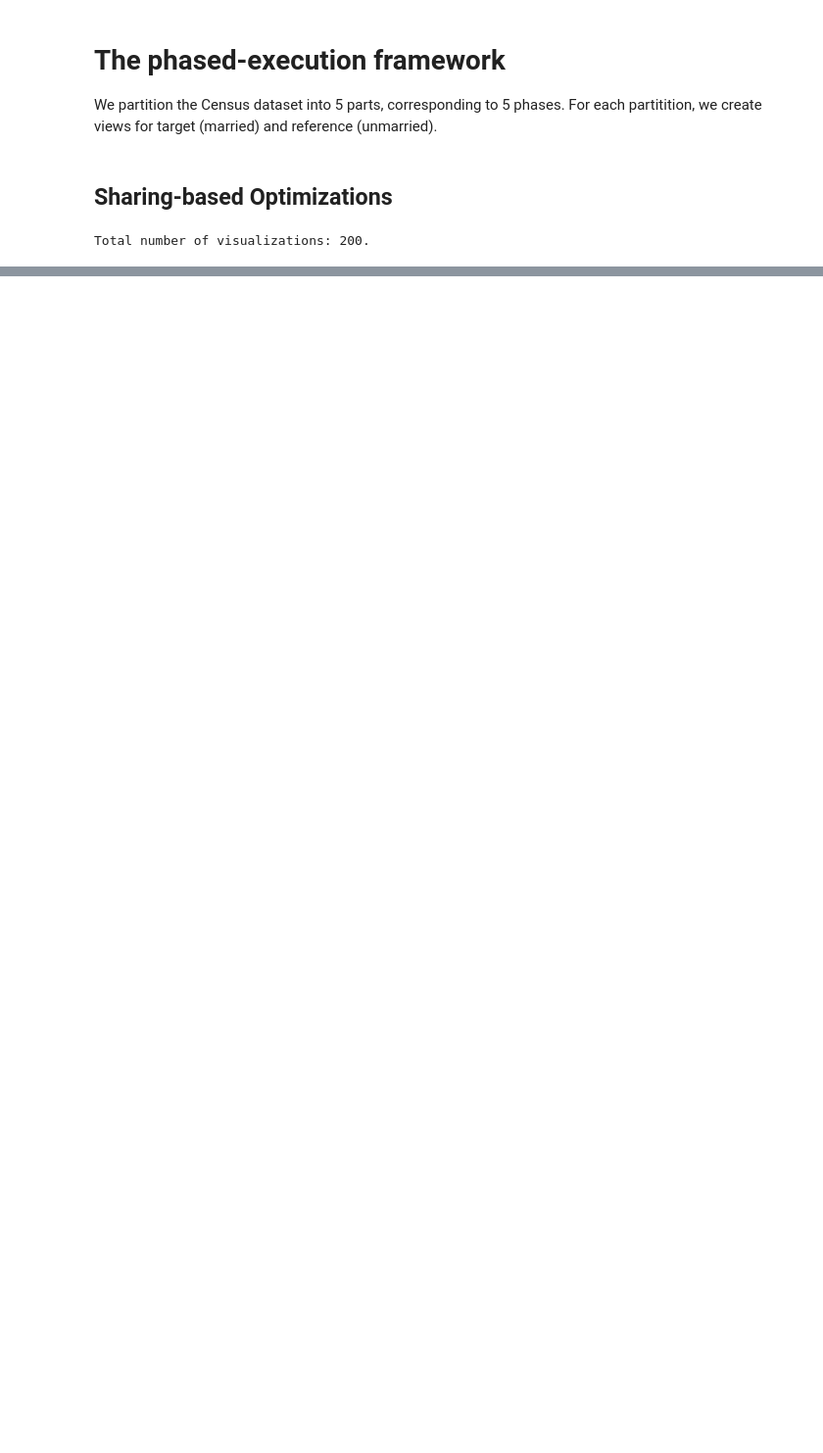
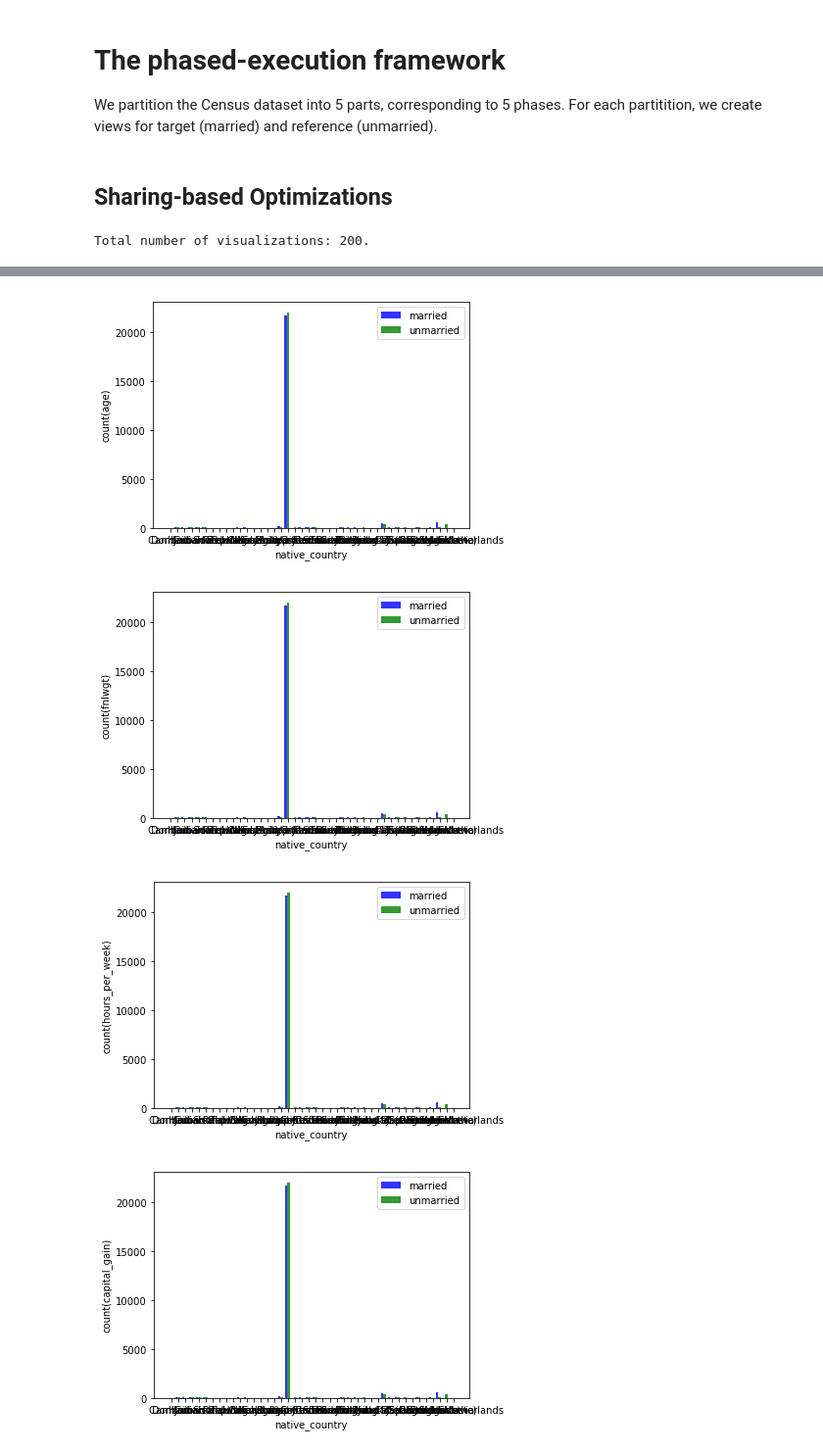
Before and after one commit to snknitin/-SeeDB, a Jupyter notebook: Code/SeeDB Experiments.ipynb, the cells around one changed output, grey strips where cells are left out. Shown: that part at 98% size. Saved outputs shown, nothing was run; the diff lists cells and outputs as text; code cells hidden in the pictures; blank space fills up the shorter version.

```diff
--- a/Code/SeeDB Experiments.ipynb
+++ b/Code/SeeDB Experiments.ipynb
@@ -20,9 +20,9 @@ con = ps.connect("dbname='seedb' user='dthai' host='localhost' password=''")
 cur = con.cursor()
 
 # create view
-query = """create view married as
+query = """create or replace view married as
                    select * from census where marital_status in (' Married-AF-spouse', ' Married-civ-spouse', ' Married-spouse-absent',' Separated');
-               create view unmarried as
+           create or replace view unmarried as
                    select * from census where marital_status in (' Never-married', ' Widowed',' Divorced');"""
 cur.execute(query)
 con.commit()
@@ -84,9 +84,9 @@ We partition the Census dataset into 5 parts, corresponding to 5 phases. For eac
 n_phases = 5
 
 for i in range(n_phases):
-    query = """create view s{}_married as
+    query = """create or replace view s{}_married as
                    select * from split{} where marital_status in (' Married-AF-spouse', ' Married-civ-spouse', ' Married-spouse-absent',' Separated');
-               create view s{}_unmarried as
+               create or replace view s{}_unmarried as
                    select * from split{} where marital_status in (' Never-married', ' Widowed',' Divorced');""".format(i+1,i+1,i+1,i+1)
     cur.execute(query)
     con.commit()
@@ -184,6 +161,44 @@ Wall time: 2.79 s
 tgt_df = pd.DataFrame(data[0], columns=cols)
 ref_df = pd.DataFrame(data[1], columns=cols)
 
-i, f, m, a = 160, 'count', 'age', 'workclass'
-tgt = tgt_df.loc[tgt_df[a].notnull(), ['v{}'.format(i)]]
-ref = ref_df.loc[ref_df[a].notnull(), ['v{}'.format(i)]]
+view_scores = {}
+for vid, (f, m, a) in views.items():
+    tgt = tgt_df.loc[tgt_df[a].notnull(), ['v{}'.format(vid)]]
+    ref = ref_df.loc[ref_df[a].notnull(), ['v{}'.format(vid)]]
+    score = kl_divergence(tgt, ref, distribution2type[f])
+    view_scores[vid] = score
+
+views_ranking = sorted(view_scores.items(), key=lambda x: x[1], reverse=True)
+# %%
+def top_k_views(ranking, k):
+    for vid in ranking[:k]:
+        f, m, a = views[vid]
+
+        query = "SELECT {}, {}({}) FROM married GROUP BY {};".format(a, f, m, a)
+        cur.execute(query)
+        tgt_rows = cur.fetchall()
+
+        query = "SELECT {}, {}({}) FROM unmarried GROUP BY {};".format(a, f, m, a)
+        cur.execute(query)
+        ref_rows = cur.fetchall()
+
+        tgt_dict = dict(tgt_rows)
+        ref_dict = dict(ref_rows)
+
+        for k in tgt_dict.keys():
+            if k not in ref_dict:
+                ref_dict[k] = 0
+
+        for k in ref_dict.keys():
+            if k not in tgt_dict:
+                tgt_dict[k] = 0
+
+        visualize(tgt_dict, ref_dict, (a, m, f))
+
+K = 5
+top_k_views([r[0] for r in views_ranking], K)
+# %% [output]
+[figure, added]
+[figure, added]
+[figure, added]
+[figure, added]
```
Also changed, not shown: parts of 9 cells of this notebook, 10 other files.
